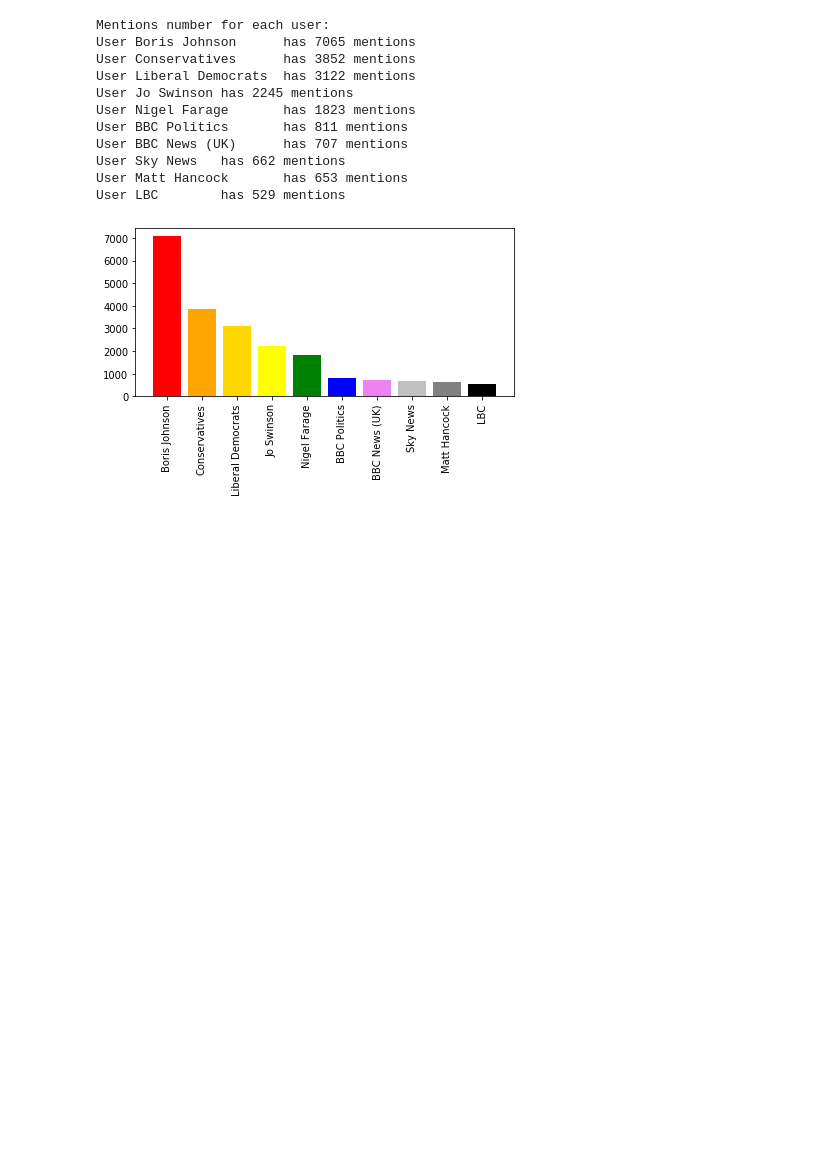
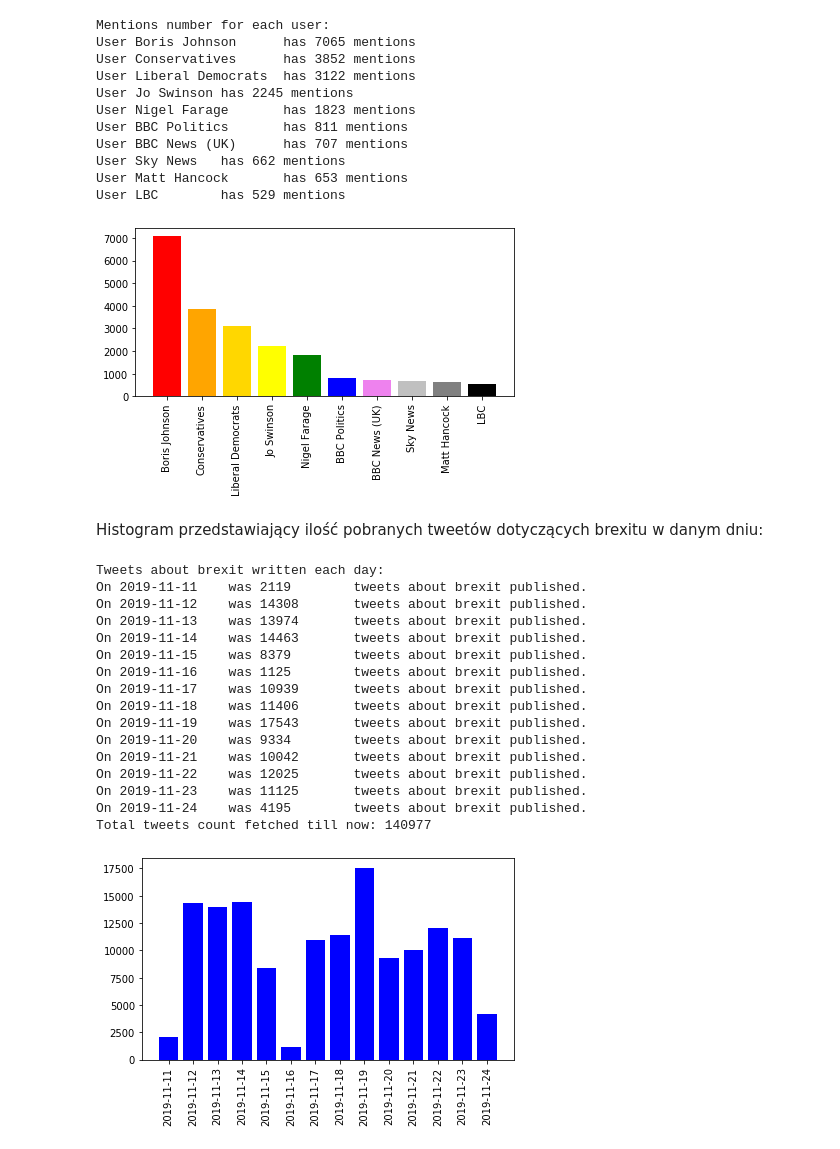
Before and after one commit to kaspiotr/ED-Brexit-Twitter-posts-analyzer, a Jupyter notebook: Brexit tweets analysis.ipynb, the cells around one changed output. Saved outputs shown, nothing was run; the diff lists cells and outputs as text; code cells hidden in the pictures; blank space fills up the shorter version.

Commit message:
Add histogram -number of tweets per day

```diff
--- a/Brexit tweets analysis.ipynb
+++ b/Brexit tweets analysis.ipynb
@@ -175,3 +175,57 @@ User Sky News   has 662 mentions
 User Matt Hancock       has 653 mentions
 User LBC        has 529 mentions
 [figure]
+# %% [markdown]
+Histogram przedstawiający ilość pobranych tweetów dotyczących brexitu w danym dniu:
+# %%
+def get_tweets_number_in_each_day(cursor):
+    postgres_select_query = "SELECT DATE(createdat) AS date, COUNT(id) AS tweets_number FROM tweets GROUP BY date ORDER BY date;"
+    cursor.execute(postgres_select_query)
+    return cursor.fetchall()
+
+def draw_tweets_number_in_each_day_histogram(data):
+    days = []
+    tweets_number = []
+    for i, user in enumerate(data):
+        days.append(data[i][0])
+        tweets_number.append(data[i][1])
+
+    indices = np.arange(len(days))
+    plt.bar(indices, tweets_number, color=('b'))
+    plt.xticks(indices, days, rotation='vertical')
+    plt.tight_layout()
+    plt.show()
+
+def main():
+    conn = connect_to_database()
+    cursor = conn.cursor()
+    tweets_number_per_day_count = get_tweets_number_in_each_day(cursor)
+    print('Tweets about brexit written each day:')
+    total_tweets_count_fetched = 0
+    for day, tweets_number in tweets_number_per_day_count:
+        print("On %s\t was %d\t tweets about brexit published." % (day, tweets_number))
+        total_tweets_count_fetched += tweets_number
+    print('Total tweets count fetched till now: %d' % (total_tweets_count_fetched))
+    draw_tweets_number_in_each_day_histogram(tweets_number_per_day_count)
+
+
+if __name__ == "__main__":
+    main()
+# %% [output]
+Tweets about brexit written each day:
+On 2019-11-11    was 2119        tweets about brexit published.
+On 2019-11-12    was 14308       tweets about brexit published.
+On 2019-11-13    was 13974       tweets about brexit published.
+On 2019-11-14    was 14463       tweets about brexit published.
+On 2019-11-15    was 8379        tweets about brexit published.
+On 2019-11-16    was 1125        tweets about brexit published.
+On 2019-11-17    was 10939       tweets about brexit published.
+On 2019-11-18    was 11406       tweets about brexit published.
+On 2019-11-19    was 17543       tweets about brexit published.
+On 2019-11-20    was 9334        tweets about brexit published.
+On 2019-11-21    was 10042       tweets about brexit published.
+On 2019-11-22    was 12025       tweets about brexit published.
+On 2019-11-23    was 11125       tweets about brexit published.
+On 2019-11-24    was 4195        tweets about brexit published.
+Total tweets count fetched till now: 140977
+[figure, added]
```
